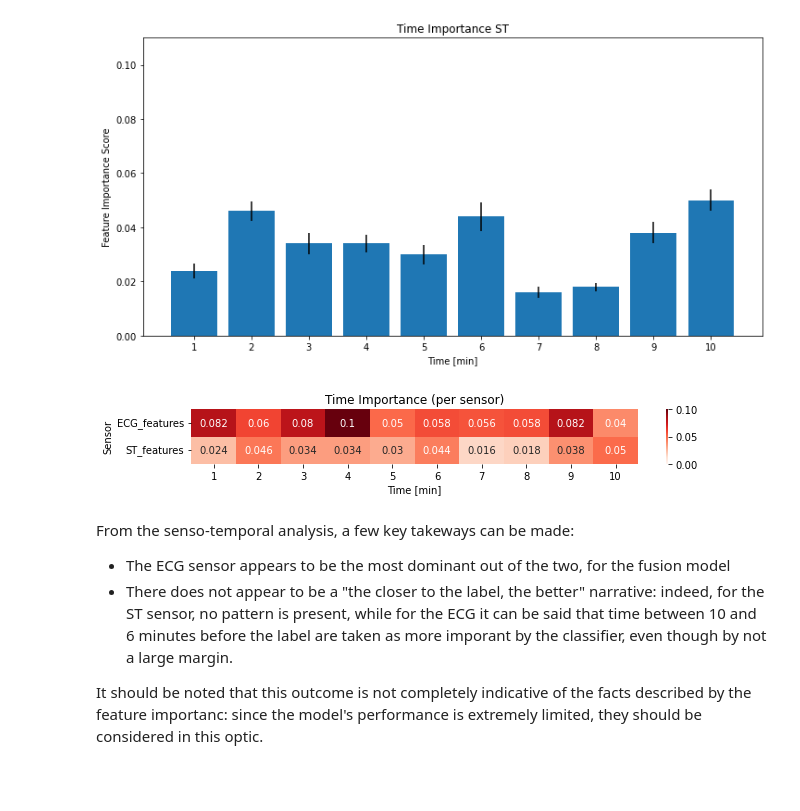
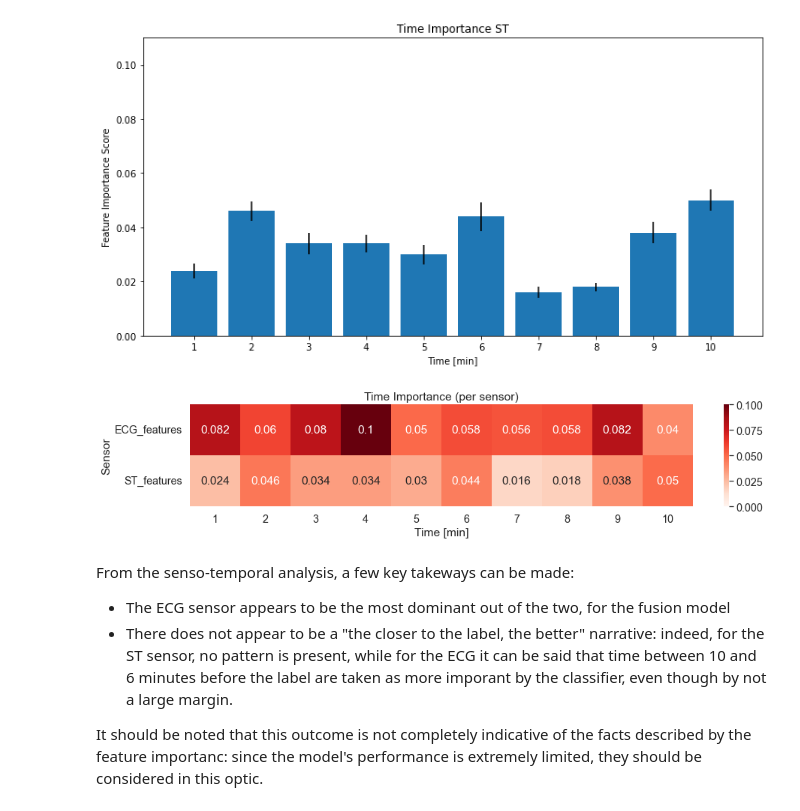
Before and after one commit to LeonardoAlchieri/MUSE, a Jupyter notebook: notebooks/explain.ipynb, the cells around one changed output. Saved outputs shown, nothing was run; the diff lists cells and outputs as text; code cells hidden in the pictures; blank space fills up the shorter version.

Commit message:
Analysed and created results tables

```diff
--- a/notebooks/explain.ipynb
+++ b/notebooks/explain.ipynb
@@ -209,7 +209,7 @@ Mean accuracy: 59.13 +/- 3
 # %%
 from numpy import save
 from pickle import dump, load
-with open('../results.nosync/importance_score_2svm_adaboost.npy', 'wb') as f:
+with open('../results/importance_score_2svm_adaboost.npy', 'wb') as f:
     dump(scores, f)
 # %% [markdown]
 ## Minute-level Features
@@ -314,26 +314,27 @@ for data_name, (mean_score, se_score) in mean_sensotimelevel_importance_score.it
 [figure]
 [figure]
 # %%
-from seaborn import heatmap
+from seaborn import heatmap, set
 df_to_save = DataFrame.from_dict(
     {key: val[0] for key, val in mean_sensotimelevel_importance_score.items()}
 )
 df_to_save.index = arange(1, 11)
 df_to_save=df_to_save.T
 
-plt.figure(figsize=(10, 1))
+plt.figure(figsize=(15, 2.5))
 heatmap(df_to_save,
         xticklabels=df_to_save.columns,
         vmax=0.1, vmin=0, center=0.05,
         cmap='Reds',
         yticklabels=df_to_save.index, annot=True)
 plt.title(f"Time Importance (per sensor)")
 plt.xlabel('Time [min]')
 plt.ylabel('Sensor')
+set(font_scale=1.3)
 plt.savefig(f'../visualizations/heatmap_sensotemporal_importance.pdf')
 plt.show()
 # %% [output]
-[figure, old version]
+[figure, new version]
 # %% [markdown]
 From the senso-temporal analysis, a few key takeways can be made:
 - The ECG sensor appears to be the most dominant out of the two, for the fusion model
```
Also changed, not shown: parts of 1 cell of this notebook, 3 other files.
